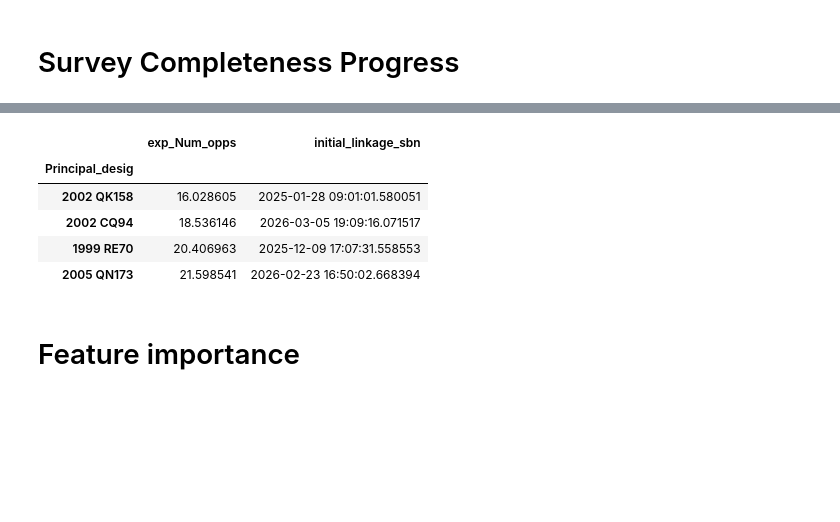
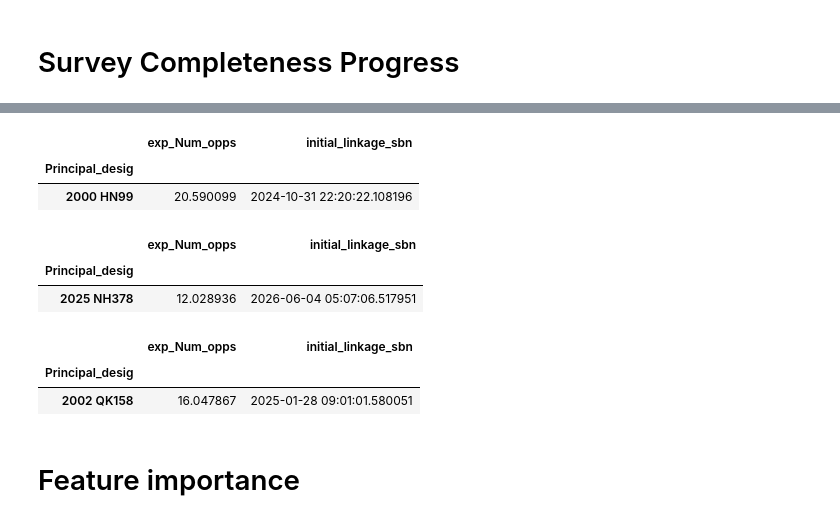
Before and after one commit to petervanwylen/ActivitySCOPE, a Jupyter notebook: More Complicated Workbook - including paper-specific items.ipynb, the cells around one changed output, grey strips where cells are left out. Drawn from its saved outputs; the diff is of its cells as text; code cells hidden in the pictures; blank space fills up the shorter version.

```diff
--- a/More Complicated Workbook - including paper-specific items.ipynb
+++ b/More Complicated Workbook - including paper-specific items.ipynb
@@ -589,9 +557,6 @@ if 'sbn_pw' in globals():
         finally:
             _conn.close()
         print(f"  {len(_cov)} of them have a covariance in public.mpc_orbits")
-        final["initial_linkage_sbn"] = pd.Series(
-            {desig: record["created_at"] for desig, record in _cov.items()}
-        ).reindex(final.index).to_numpy()
 
         _bounds = utils.pessimistic_detectable_bounds(_cov, n_nodes=PESSIMISTIC_LOV_NODES,
                                                     h_offset=PESSIMISTIC_H_OFFSET)
@@ -2048,26 +1948,17 @@ sc_pre_subset.head(20)
 # %%
-# New objects linked since each date, grouped by expected-opposition band.
-linkage_starts = {
-    "count_since_2024-01-01": pd.Timestamp("2024-01-01"),
-    "count_since_2025-01-01": pd.Timestamp("2025-01-01"),
-    "count_since_2026-01-01": pd.Timestamp("2026-01-01"),
+# New objects linked within each calendar year, grouped by expected-opposition band.
+linkage_years = {
+    "count_2024": (pd.Timestamp("2024-01-01"), pd.Timestamp("2025-01-01")),
+    "count_2025": (pd.Timestamp("2025-01-01"), pd.Timestamp("2026-01-01")),
+    "count_2026": (pd.Timestamp("2026-01-01"), pd.Timestamp("2027-01-01")),
 }
 
 # load dual_designation_list.json and exclude them from this
 with open("dual_designation_list.json") as f:
-    dual_designation_list = json.load(f)
+    dual_designation_list_without_paren = json.load(f)
 
-sc_pre_subset["Number"] = sc_pre_subset["Number"].astype(str).str.replace(
-    r"^\((\d+)\)$", r"-\1", regex=True
-)
+# Convert the items in dual_designation_list_without_paren (negative integers) to positive numbers wrapped in paren
+# like -1234 becomes string (1234)
+dual_designation_list = [f"({-x})" for x in dual_designation_list_without_paren]
+
 sc_pre_subset = sc_pre_subset[~sc_pre_subset["Number"].isin(dual_designation_list)]
-
-new_linkage_counts = pd.DataFrame({"exprange": [f"{i}-{i + 1}" for i in range(1, 30)]})
-for column, linkage_start in linkage_starts.items():
-    newly_linked = sc_pre_subset[sc_pre_subset["initial_linkage_sbn"] >= linkage_start]
-    new_linkage_counts[column] = [
-        ((newly_linked["exp_Num_opps"] >= i) & (newly_linked["exp_Num_opps"] < i + 1)).sum()
-        for i in range(1, 30)
-    ]
-
-new_linkage_counts
@@ -2117,16 +2021,29 @@ $E$ range & Since 2024-01-01 & Since 2025-01-01 & Since 2026-01-01 \\
 \bottomrule
 \end{tabular}
+# %%
+# list of E>15 objects linked in 2024-01-01 or later
+z = sc_pre_subset[(sc_pre_subset["exp_Num_opps"] > 18) & (sc_pre_subset["initial_linkage_sbn"] >= "2024-01-01")]
+z[["exp_Num_opps", "initial_linkage_sbn"]].sort_values(by=["exp_Num_opps", "initial_linkage_sbn"])
+# %% [output]
+|  | exp_Num_opps | initial_linkage_sbn |
+| Principal_desig |  |  |
+| 2000 HN99 | 20.590099 | 2024-10-31 22:20:22.108196 |
+# %%
+# list of E>15 objects linked in 2024-01-01 or later
+z = sc_pre_subset[(sc_pre_subset["exp_Num_opps"] > 12) & (sc_pre_subset["initial_linkage_sbn"] >= "2026-01-01")]
+z[["exp_Num_opps", "initial_linkage_sbn"]].sort_values(by=["exp_Num_opps", "initial_linkage_sbn"])
+# %% [output]
+|  | exp_Num_opps | initial_linkage_sbn |
+| Principal_desig |  |  |
+| 2025 NH378 | 12.028936 | 2026-06-04 05:07:06.517951 |
 # %%
-# list of E>15 objects linked in 2026-01-01 or later
-z = sc_pre_subset[(sc_pre_subset["exp_Num_opps"] > 15) & (sc_pre_subset["initial_linkage_sbn"] >= "2025-01-01")]
+# list of E>15 objects linked in 2024-01-01 or later
+z = sc_pre_subset[(sc_pre_subset["exp_Num_opps"] > 16) & (sc_pre_subset["initial_linkage_sbn"] >= "2025-01-01")]
 z[["exp_Num_opps", "initial_linkage_sbn"]].sort_values(by=["exp_Num_opps", "initial_linkage_sbn"])
 # %% [output]
 |  | exp_Num_opps | initial_linkage_sbn |
 | Principal_desig |  |  |
-| 2002 QK158 | 16.028605 | 2025-01-28 09:01:01.580051 |
-| 2002 CQ94 | 18.536146 | 2026-03-05 19:09:16.071517 |
-| 1999 RE70 | 20.406963 | 2025-12-09 17:07:31.558553 |
-| 2005 QN173 | 21.598541 | 2026-02-23 16:50:02.668394 |
+| 2002 QK158 | 16.047867 | 2025-01-28 09:01:01.580051 |
 # %% [markdown]
 # Feature importance
 # %%
```
Also changed, not shown: parts of 60 cells of this notebook, 1 other file.
